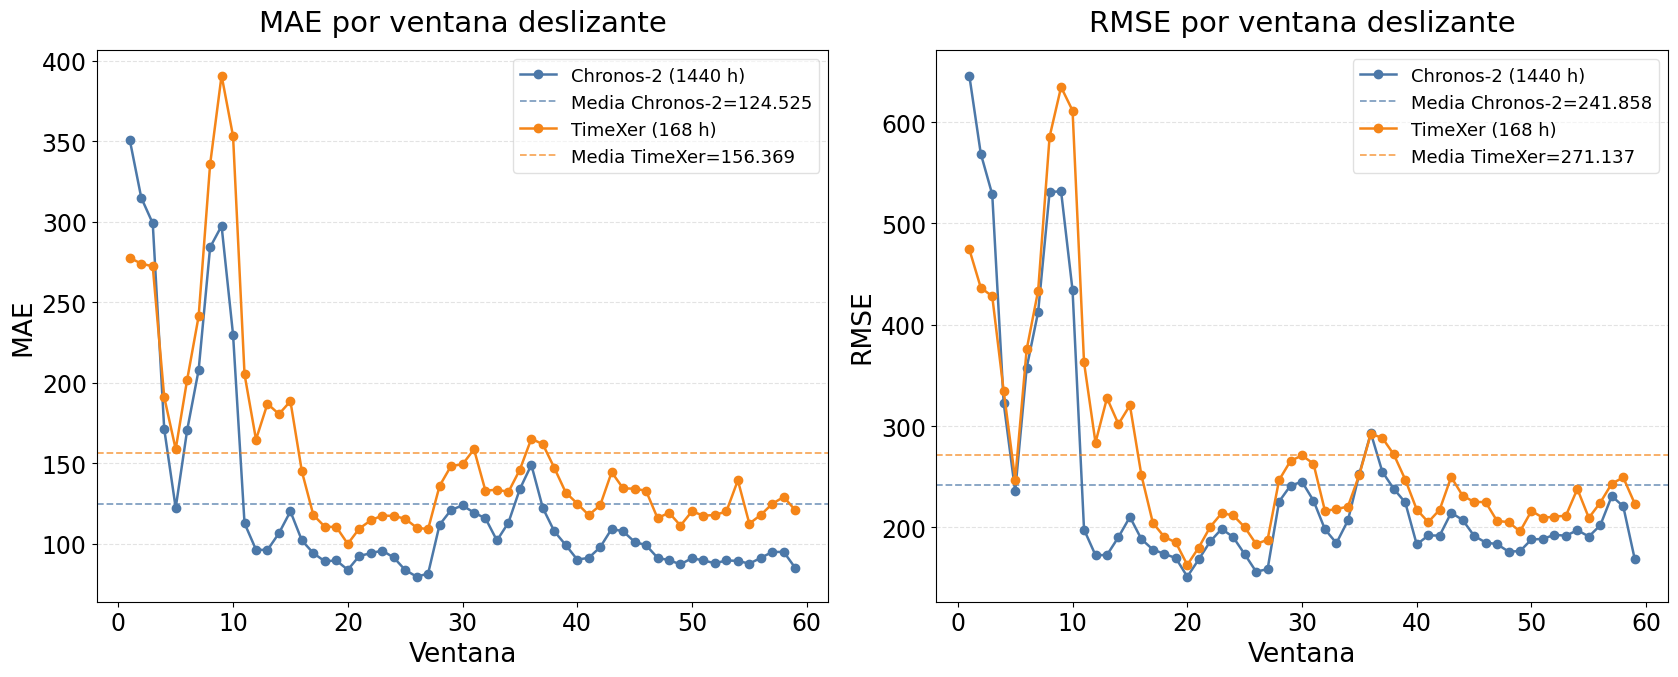
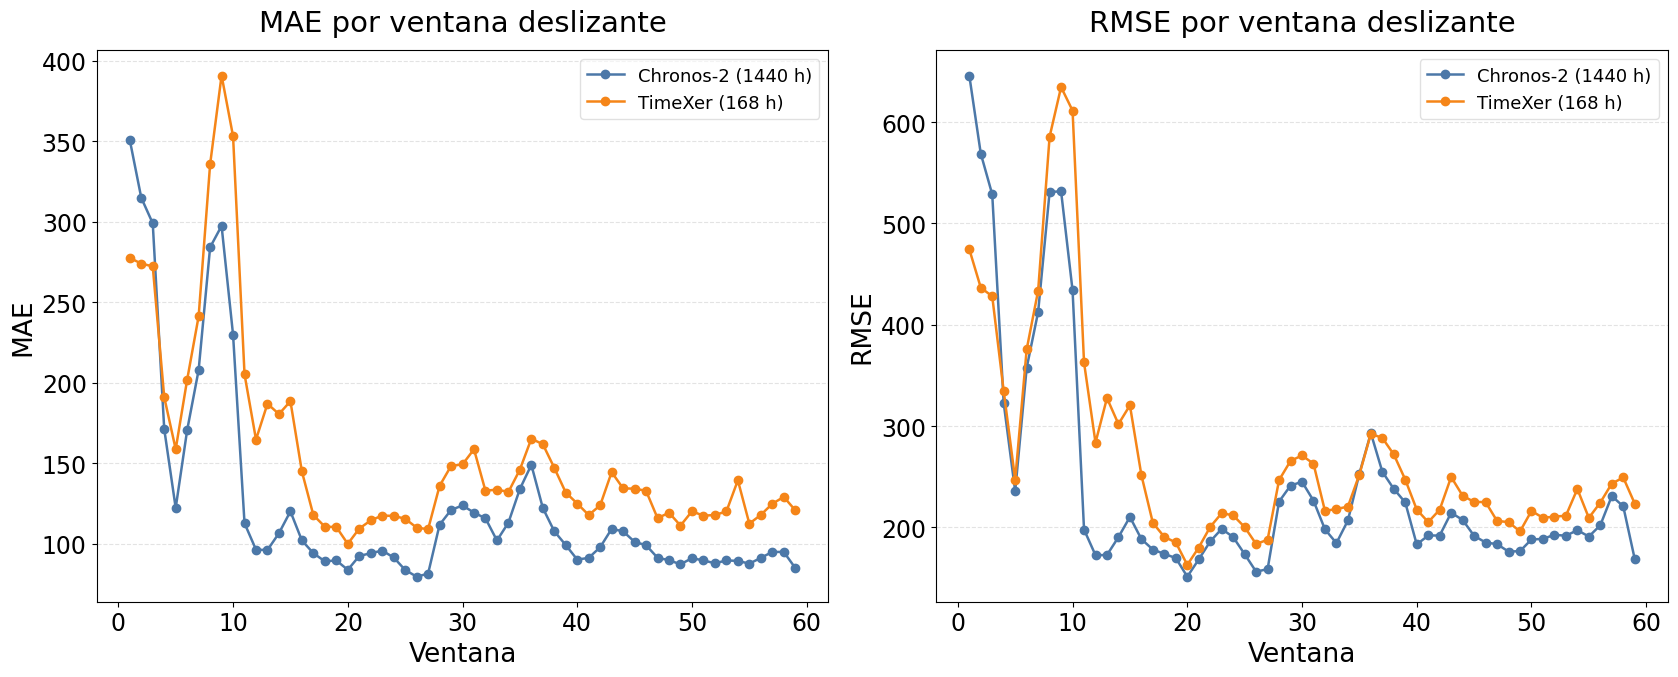
The change to this notebook cell's code, shown as a diff; its figure went from the first image to the second:
--- before
+++ after
@@ -28,9 +28,4 @@
                     marker="o", linewidth=1.8, color=color, label=label,
                 )
-                mean_val = dfw[metric].mean()
-                ax.axhline(
-                    mean_val, color=color, linestyle="--", alpha=0.7, linewidth=1.3,
-                    label=f"Media {label.split(' ')[0]}={mean_val:.3f}",
-                )
 
             ax.set_xlabel("Ventana")

Commit: updates